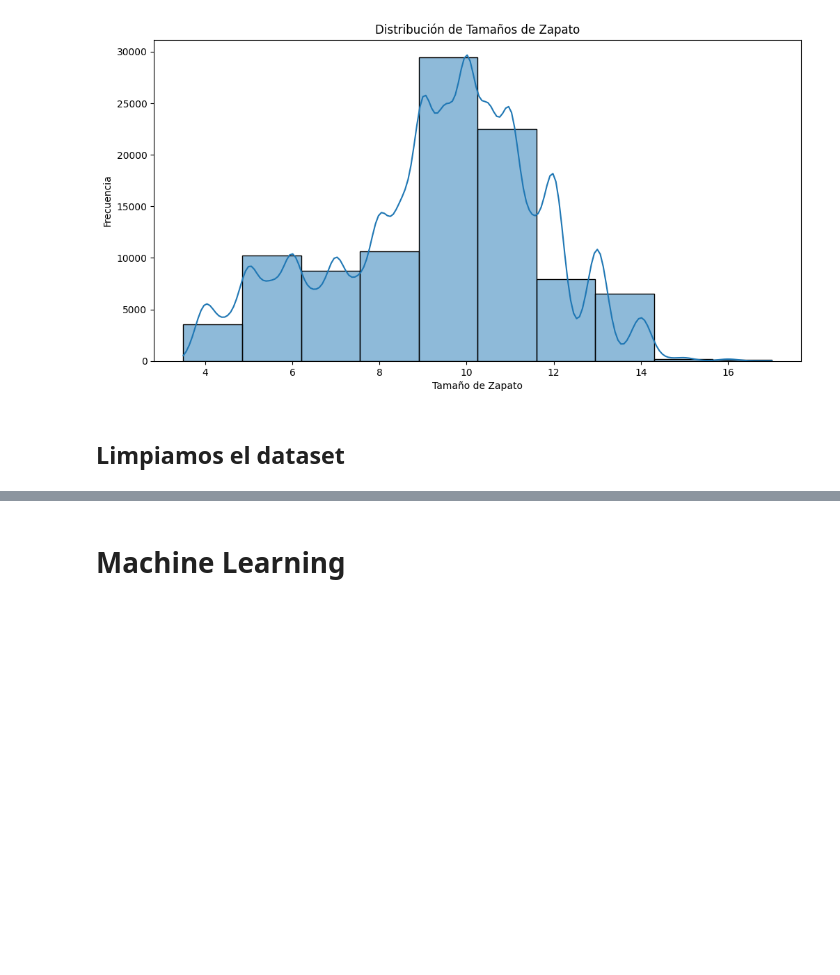
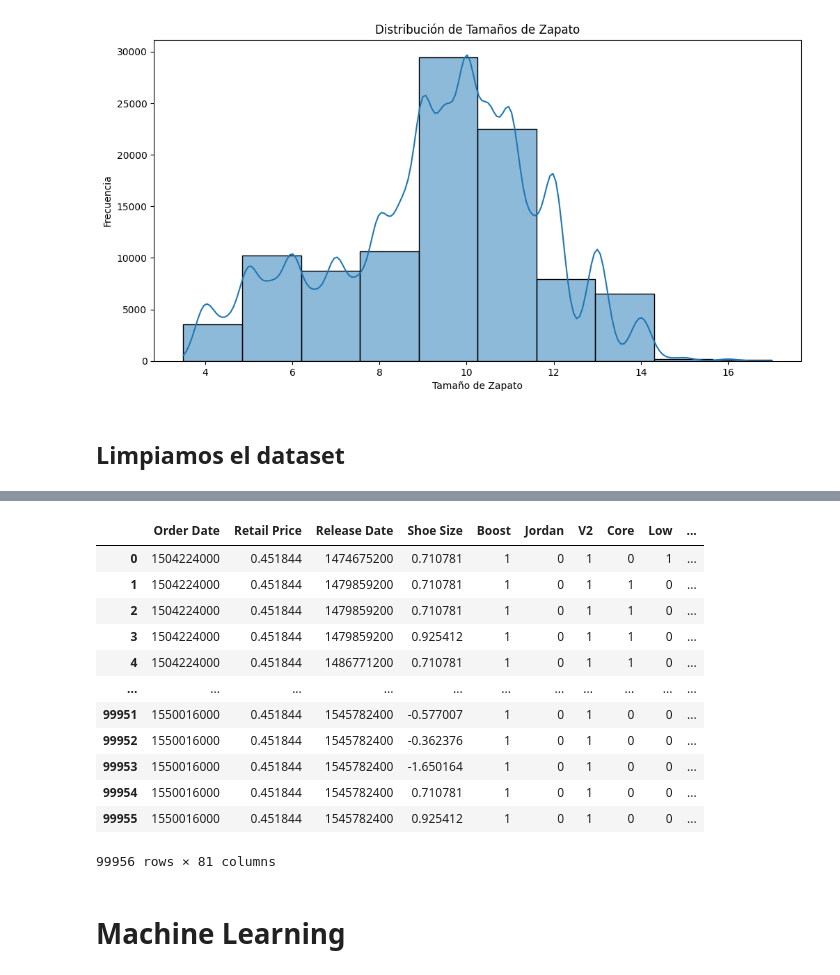
Before and after one commit to adrian-nf/SneakersPricePrediction, a Jupyter notebook: notebooks/testing.ipynb, the cells around one changed output, grey strips where cells are left out. Saved outputs shown, nothing was run; the diff lists cells and outputs as text; code cells hidden in the pictures; blank space fills up the shorter version.

```diff
--- a/notebooks/testing.ipynb
+++ b/notebooks/testing.ipynb
@@ -128,13 +143,37 @@ plt.show()
 # %% [markdown]
 ## Limpiamos el dataset
 # %%
-def clean_dataset(data, dtype):
-    #categorical_cols = ['Brand', 'Sneaker Name', 'Release Date', 'Buyer Region']
-    categorical_cols = ['Brand', 'Sneaker Name', 'Buyer Region']
-    #numerical_cols = ['Sale Price', 'Retail Price', 'Shoe Size', 'Order Date']
+def clean_dataset(data, data_scaler, dtype):
+    #categorical_cols = ['Brand', 'Sneaker Name', 'Buyer Region']
+    #categorical_cols = ['Brand']
+    categorical_cols = ['Brand', 'Buyer Region']
     numerical_cols = ['Sale Price', 'Retail Price', 'Shoe Size']
+
     if dtype != "test":
         numerical_cols.remove("Sale Price")
+
+    # Nombre
+    data['Sneaker Name'] = data['Sneaker Name'].str.replace("adidas", "Adidas")
+    data["Boost"] = data["Sneaker Name"].apply(lambda x: 1 if "Boost" in x.split("-") else 0)
+    data["Jordan"] = data["Sneaker Name"].apply(lambda x: 1 if "Jordan" in x.split("-") else 0)
+    data["V2"] = data["Sneaker Name"].apply(lambda x: 1 if "V2" in x.split("-") else 0)
+    data["Core"] = data["Sneaker Name"].apply(lambda x: 1 if "Core" in x.split("-") else 0)
+    data["Low"] = data["Sneaker Name"].apply(lambda x: 1 if "Low" in x.split("-") else 0)
+    data["350"] = data["Sneaker Name"].apply(lambda x: 1 if "350" in x.split("-") else 0)
+    data["Adidas"] = data["Sneaker Name"].apply(lambda x: 1 if "Adidas" in x.split("-") else 0)
+    data["Nike"] = data["Sneaker Name"].apply(lambda x: 1 if "Nike" in x.split("-") else 0)
+    data["Air"] = data["Sneaker Name"].apply(lambda x: 1 if "Air" in x.split("-") else 0)
+    data["Zoom"] = data["Sneaker Name"].apply(lambda x: 1 if "Zoom" in x.split("-") else 0)
+    data["Blazer"] = data["Sneaker Name"].apply(lambda x: 1 if "Blazer" in x.split("-") else 0)
+    data["Retro"] = data["Sneaker Name"].apply(lambda x: 1 if "Retro" in x.split("-") else 0)
+    data["Force"] = data["Sneaker Name"].apply(lambda x: 1 if "Force" in x.split("-") else 0)
+    data["Max"] = data["Sneaker Name"].apply(lambda x: 1 if "Max" in x.split("-") else 0)
+    data["Black"] = data["Sneaker Name"].apply(lambda x: 1 if "Black" in x.split("-") else 0)
+    data["Vapormax"] = data["Sneaker Name"].apply(lambda x: 1 if "Vapormax" in x.split("-") else 0)
+
+    # Prueba
+    #data = data.drop("Buyer Region", axis=1)
+    data = data.drop("Sneaker Name", axis=1)
 
     # Precios
     data['Sale Price'] = data['Sale Price'].astype(str).str.replace('$', '', regex=False).str.replace(',', '', regex=False).astype(float)
@@ -163,11 +202,12 @@ def clean_dataset(data, dtype):
 
     # Variables Numéricas
     scaler = StandardScaler()
-    scaler.fit(df[numerical_cols])
+    scaler.fit(data_scaler[numerical_cols])
     data[numerical_cols] = scaler.transform(data[numerical_cols])
     return data
 # %%
-train1 = clean_dataset(train.copy(), "train")
+dataset_scaler = prepare_dataset(train.copy())
+train1 = clean_dataset(train.copy(), dataset_scaler.copy(), "train")
 X = train1.loc[:, train1.columns != "Sale Price"]
 y = train1.loc[:, "Sale Price"]
 X_train, X_val, y_train, y_val = train_test_split(X, y, test_size=0.2, random_state=42)
@@ -174,3 +234,19 @@ X_train, X_val, y_train, y_val = train_test_split(X, y, test_size=0.2, random_st
+# %%
+X
+# %% [output]
+|  | Order Date | Retail Price | Release Date | Shoe Size | Boost | Jordan | V2 | Core | Low | ... |
+| 0 | 1504224000 | 0.451844 | 1474675200 | 0.710781 | 1 | 0 | 1 | 0 | 1 | ... |
+| 1 | 1504224000 | 0.451844 | 1479859200 | 0.710781 | 1 | 0 | 1 | 1 | 0 | ... |
+| 2 | 1504224000 | 0.451844 | 1479859200 | 0.710781 | 1 | 0 | 1 | 1 | 0 | ... |
+| 3 | 1504224000 | 0.451844 | 1479859200 | 0.925412 | 1 | 0 | 1 | 1 | 0 | ... |
+| 4 | 1504224000 | 0.451844 | 1486771200 | 0.710781 | 1 | 0 | 1 | 1 | 0 | ... |
+| ... | ... | ... | ... | ... | ... | ... | ... | ... | ... | ... |
+| 99951 | 1550016000 | 0.451844 | 1545782400 | -0.577007 | 1 | 0 | 1 | 0 | 0 | ... |
+| 99952 | 1550016000 | 0.451844 | 1545782400 | -0.362376 | 1 | 0 | 1 | 0 | 0 | ... |
+| 99953 | 1550016000 | 0.451844 | 1545782400 | -1.650164 | 1 | 0 | 1 | 0 | 0 | ... |
+| 99954 | 1550016000 | 0.451844 | 1545782400 | 0.710781 | 1 | 0 | 1 | 0 | 0 | ... |
+| 99955 | 1550016000 | 0.451844 | 1545782400 | 0.925412 | 1 | 0 | 1 | 0 | 0 | ... |
+99956 rows × 81 columns
 # %% [markdown]
 # Machine Learning
 # %%
```
Also changed, not shown: parts of 9 cells of this notebook.
